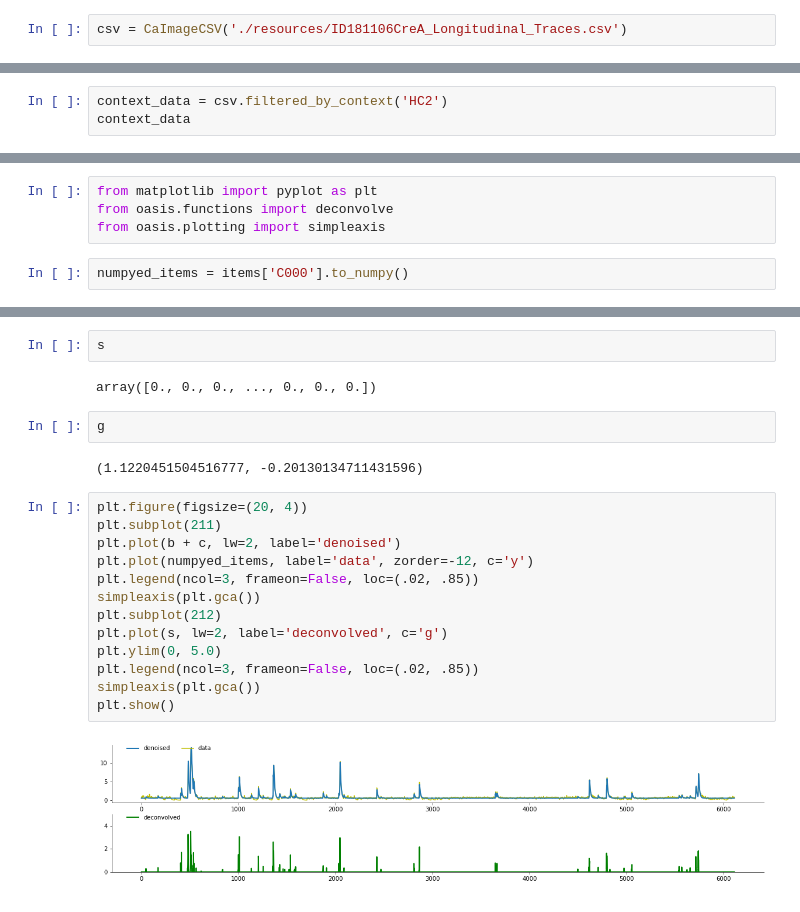
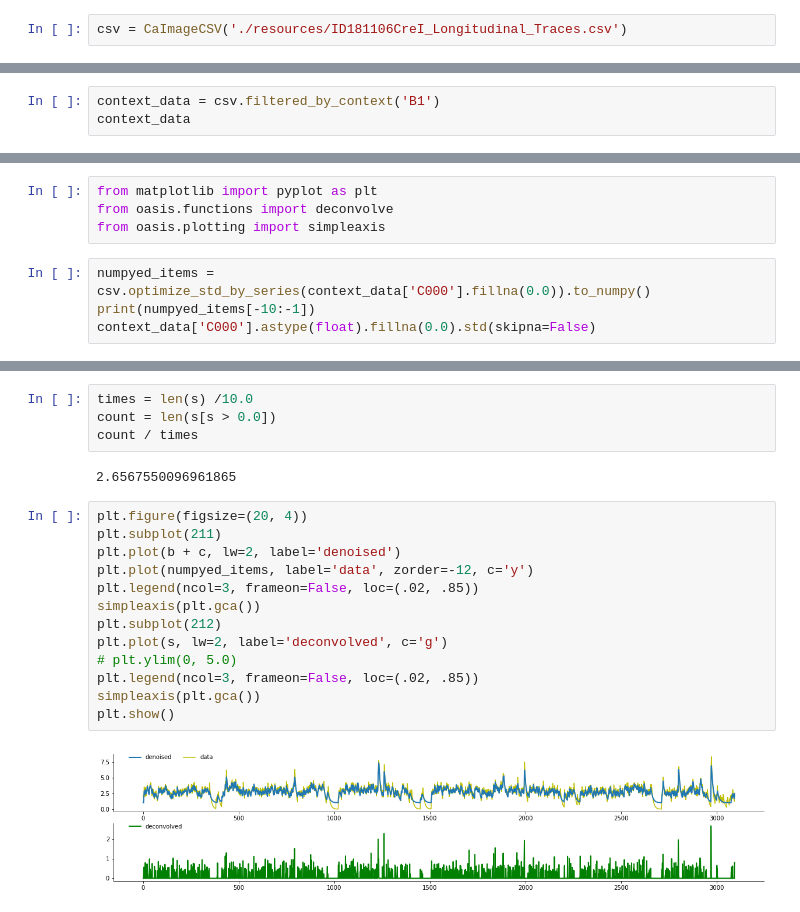
Before and after one commit to m11o/lablib-notebook, a Jupyter notebook: notebooks/sulfur/read_csv_test.ipynb, the cells around one changed output, grey strips where cells are left out. Saved outputs shown, nothing was run; the diff lists cells and outputs as text.

```diff
--- a/notebooks/sulfur/read_csv_test.ipynb
+++ b/notebooks/sulfur/read_csv_test.ipynb
@@ -1,7 +1,7 @@
 # %%
 from utils.CaImageCSV import CaImageCSV
 # %%
-csv = CaImageCSV('./resources/ID181106CreA_Longitudinal_Traces.csv')
+csv = CaImageCSV('./resources/ID181106CreI_Longitudinal_Traces.csv')
 # %% [output]
 A value is trying to be set on a copy of a slice from a DataFrame.
 Try using .loc[row_indexer,col_indexer] = value instead
@@ -9,7 +9,7 @@ Try using .loc[row_indexer,col_indexer] = value instead
 See the caveats in the documentation: https://pandas.pydata.org/pandas-docs/stable/user_guide/indexing.html#returning-a-view-versus-a-copy
   self.obj[item_labels[indexer[info_axis]]] = value
 # %%
-context_data = csv.filtered_by_context('HC2')
+context_data = csv.filtered_by_context('B1')
 context_data
 # %% [output]
 |  |  | C000 | C001 | C002 | C003 | C004 | C005 | C006 | C007 | C008 | C009 | ... |
@@ -59,4 +34,6 @@ from matplotlib import pyplot as plt
 from oasis.functions import deconvolve
 from oasis.plotting import simpleaxis
 # %%
-numpyed_items = items['C000'].to_numpy()
+numpyed_items = csv.optimize_std_by_series(context_data['C000'].fillna(0.0)).to_numpy()
+print(numpyed_items[-10:-1])
+context_data['C000'].astype(float).fillna(0.0).std(skipna=False)
@@ -68,24 +49,22 @@ Wall time: 1.34 s
-# %%
-s
-# %% [output]
-array([0., 0., 0., ..., 0., 0., 0.])
-# %%
-g
-# %% [output]
-(1.1220451504516777, -0.20130134711431596)
+# %%
+times = len(s) /10.0
+count = len(s[s > 0.0])
+count / times
+# %% [output]
+2.6567550096961865
 # %%
 plt.figure(figsize=(20, 4))
 plt.subplot(211)
 plt.plot(b + c, lw=2, label='denoised')
 plt.plot(numpyed_items, label='data', zorder=-12, c='y')
 plt.legend(ncol=3, frameon=False, loc=(.02, .85))
 simpleaxis(plt.gca())
 plt.subplot(212)
 plt.plot(s, lw=2, label='deconvolved', c='g')
-plt.ylim(0, 5.0)
+# plt.ylim(0, 5.0)
 plt.legend(ncol=3, frameon=False, loc=(.02, .85))
 simpleaxis(plt.gca())
 plt.show()
 # %% [output]
-[figure, old version]
+[figure, new version]
 # %%
```
Also changed, not shown: parts of 9 cells of this notebook.
